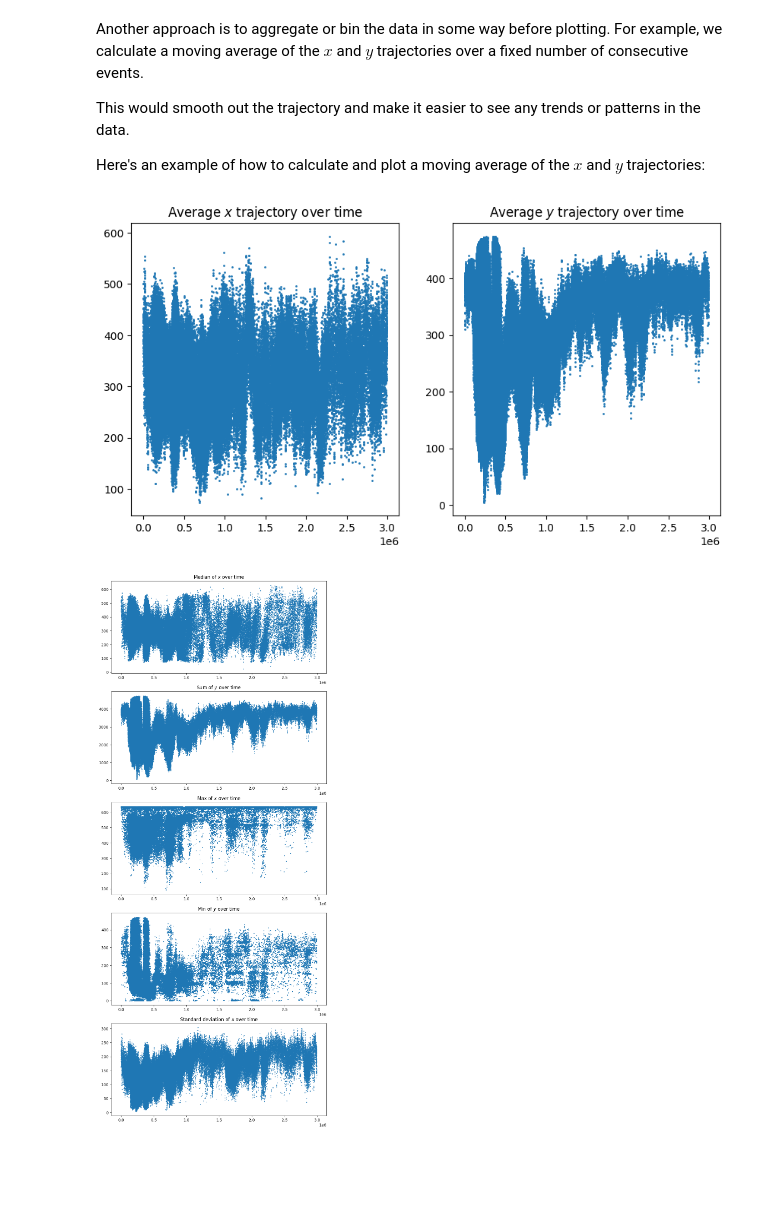
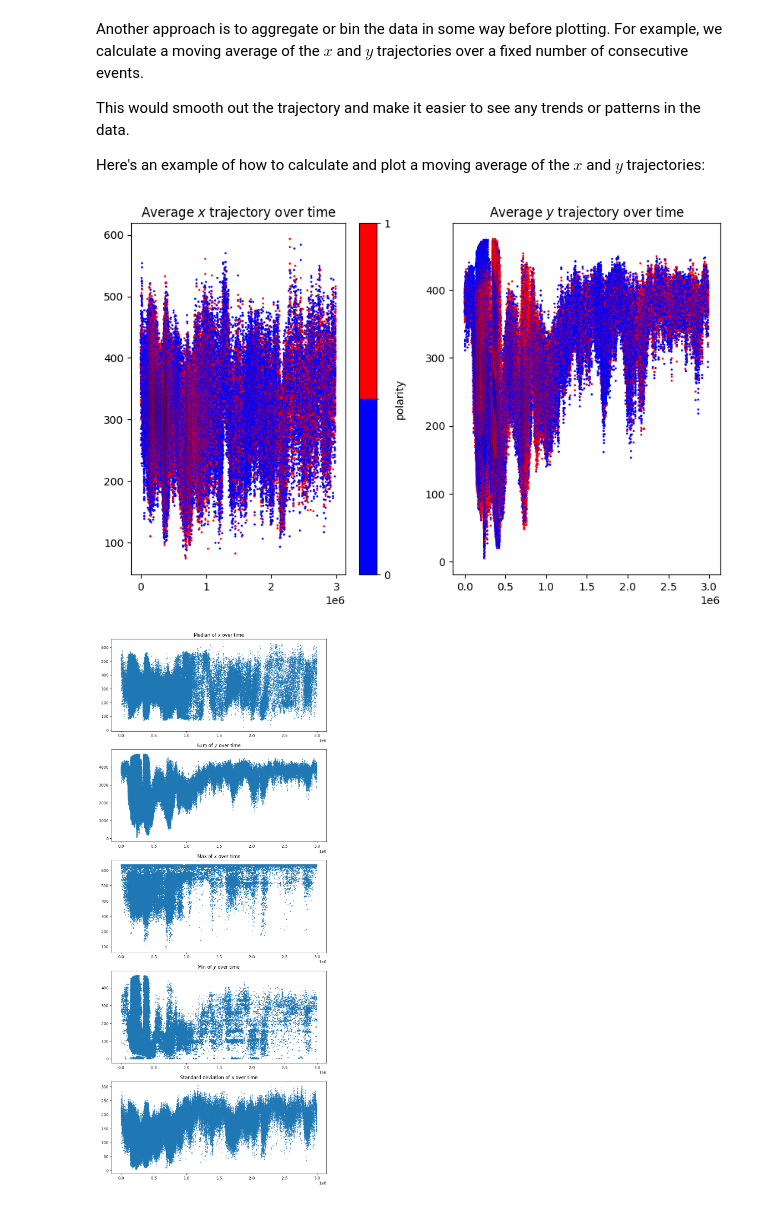
Before and after one commit to adlyZaroui/Event-Lip-Reading, a Jupyter notebook: trajectory.ipynb, the cells around one changed output. Saved outputs shown, nothing was run; the diff lists cells and outputs as text; code cells hidden in the pictures; blank space fills up the shorter version.

```diff
--- a/trajectory.ipynb
+++ b/trajectory.ipynb
@@ -88,32 +88,42 @@ Here's an example of how to calculate and plot a moving average of the $x$ and $
 # %%
 import pandas as pd
 import matplotlib.pyplot as plt
+from matplotlib.colors import BoundaryNorm, ListedColormap
 
 column_names = ['x', 'y', 'p', 't']
 test_event_df = pd.read_csv('train10/train10/Addition/0.csv', header=None, names=column_names)
 
 # Calculate moving averages
 window_size = 10  # adjust this to change the number of events to average over
 test_event_df['x_avg'] = test_event_df['x'].rolling(window_size).mean()
 test_event_df['y_avg'] = test_event_df['y'].rolling(window_size).mean()
 
 x_avg = test_event_df['x_avg']
 y_avg = test_event_df['y_avg']
 t = test_event_df['t']
+p = test_event_df['p']
 
-fig, axs = plt.subplots(1, 2, figsize=(10, 5))  # Create two subplots side by side
+fig, axs = plt.subplots(1, 2, figsize=(10, 6))  # Create two subplots side by side
+
+# Define the colormap
+cmap = ListedColormap(['blue', 'red'])  # replace with the colors you want
+norm = BoundaryNorm([0, 0.5, 1], cmap.N)  # define the bins
 
 # Plot for x over time
-axs[0].scatter(t, x_avg, s=1)
+axs[0].scatter(t, x_avg, c=p, s=1, cmap=cmap, norm=norm)
 axs[0].set_title('Average $x$ trajectory over time')
 
+# Add colorbar
+colorbar = plt.colorbar(scatter, ax=axs[0], ticks=[0, 1])
+colorbar.set_label('polarity')
+
 # Plot for y over time
-axs[1].scatter(t, y_avg, s=1)
+axs[1].scatter(t, y_avg, c=p, s=1, cmap=cmap, norm=norm)
 axs[1].set_title('Average $y$ trajectory over time')
 
 plt.show()
 # %% [output]
-[figure, old version]
+[figure, new version]
 # %%
 import pandas as pd
 import matplotlib.pyplot as plt
```
Also changed, not shown: 1 other file.
